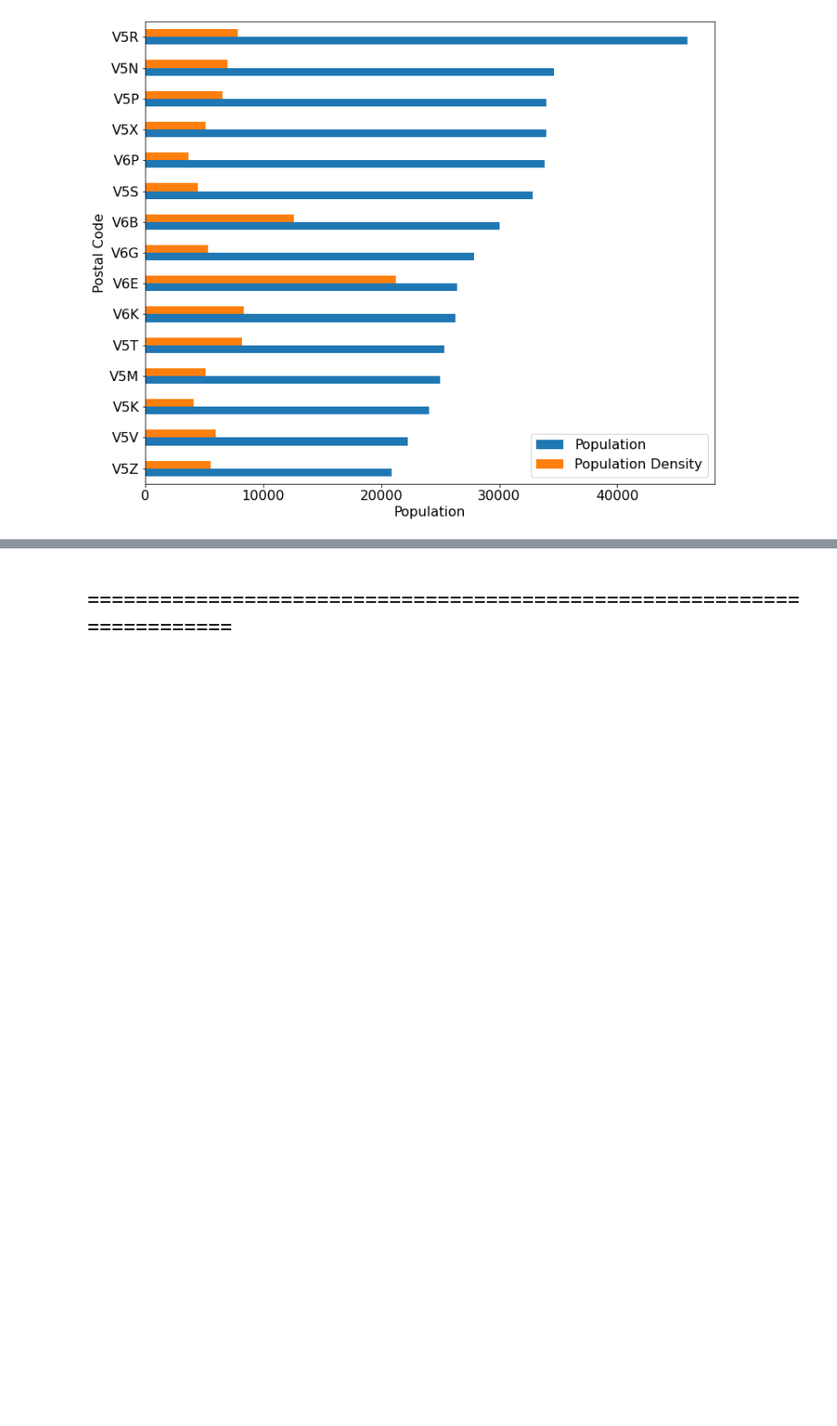
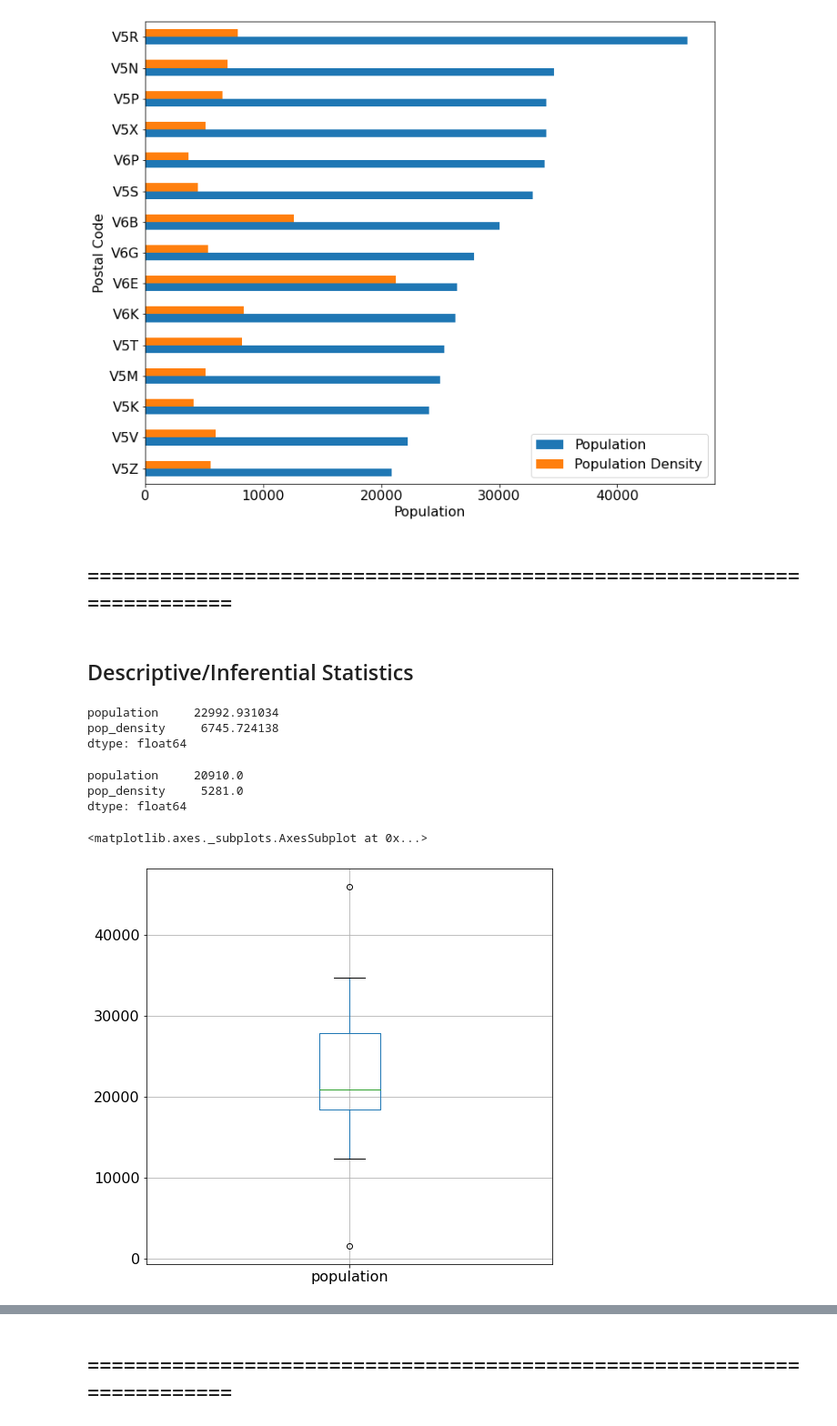
Before and after one commit to dprossi/Capstone_Project_IBM_Data_Science, a Jupyter notebook: Applied_Data_Science_Capstone_Project_Vancouver.ipynb, the cells around one changed output, grey strips where cells are left out. Shown: that part at 91% size. Cells and saved outputs as stored; diff of their text form; code cells hidden in the pictures; blank space fills up the shorter version.

```diff
--- a/Applied_Data_Science_Capstone_Project_Vancouver.ipynb
+++ b/Applied_Data_Science_Capstone_Project_Vancouver.ipynb
@@ -860,3 +860,24 @@ ax.legend(["Population", "Population Density"], fontsize=16);
 plt.show()
 # %% [output]
 [figure]
+# %% [markdown]
+## =======================================================================
+# %% [markdown]
+## Descriptive/Inferential Statistics
+# %%
+df_pop_and_dense_multi_2.mean()
+# %% [output]
+population     22992.931034
+pop_density     6745.724138
+dtype: float64
+# %%
+df_pop_and_dense_multi_2.median()
+# %% [output]
+population     20910.0
+pop_density     5281.0
+dtype: float64
+# %%
+df_pop_and_dense_multi_2.boxplot(column='population', return_type='axes', figsize=(8,8), fontsize=16)
+# %% [output]
+<matplotlib.axes._subplots.AxesSubplot at 0x...>
+[figure, added]
```
Also changed, not shown: parts of 9 cells of this notebook.
